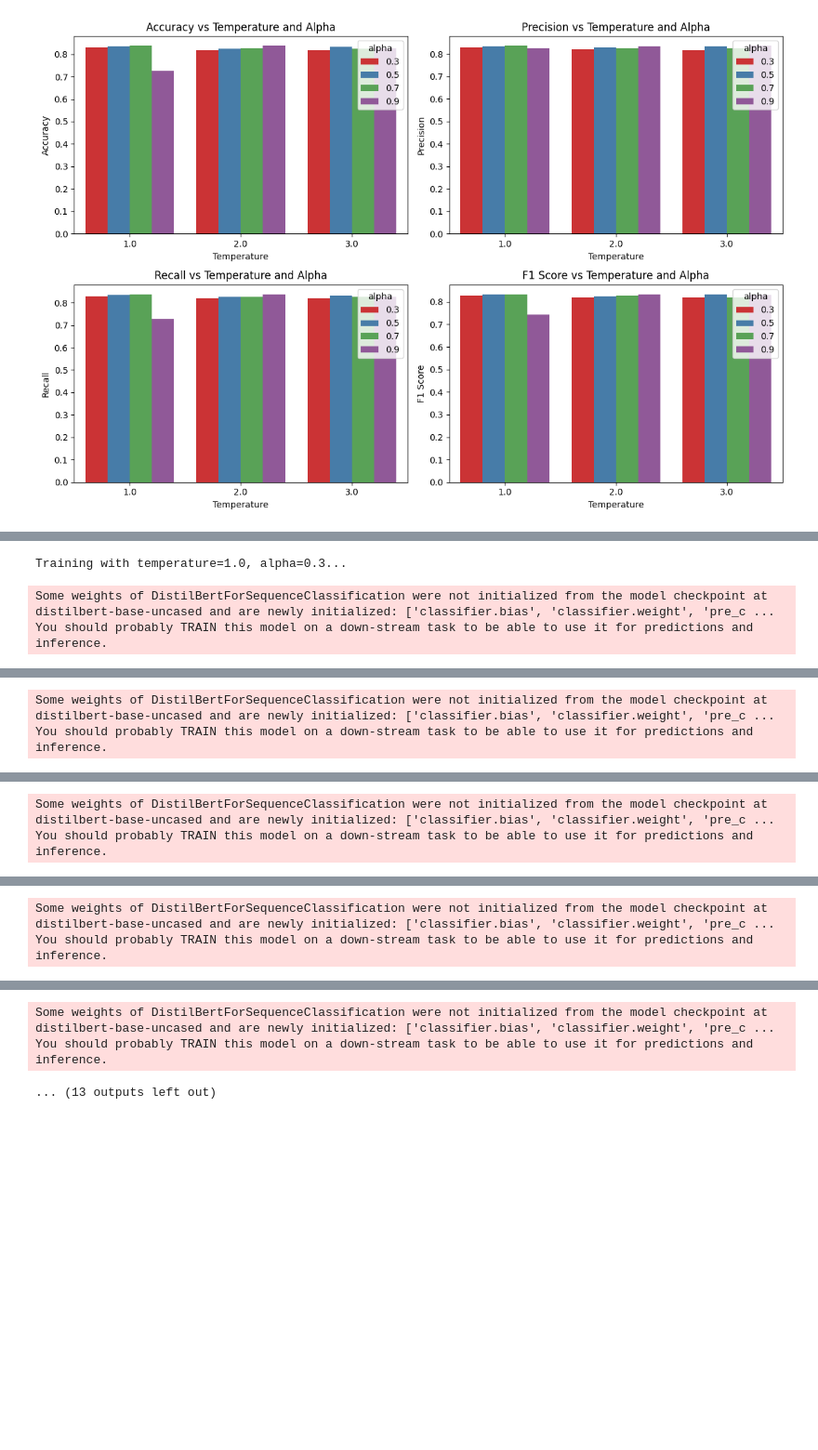
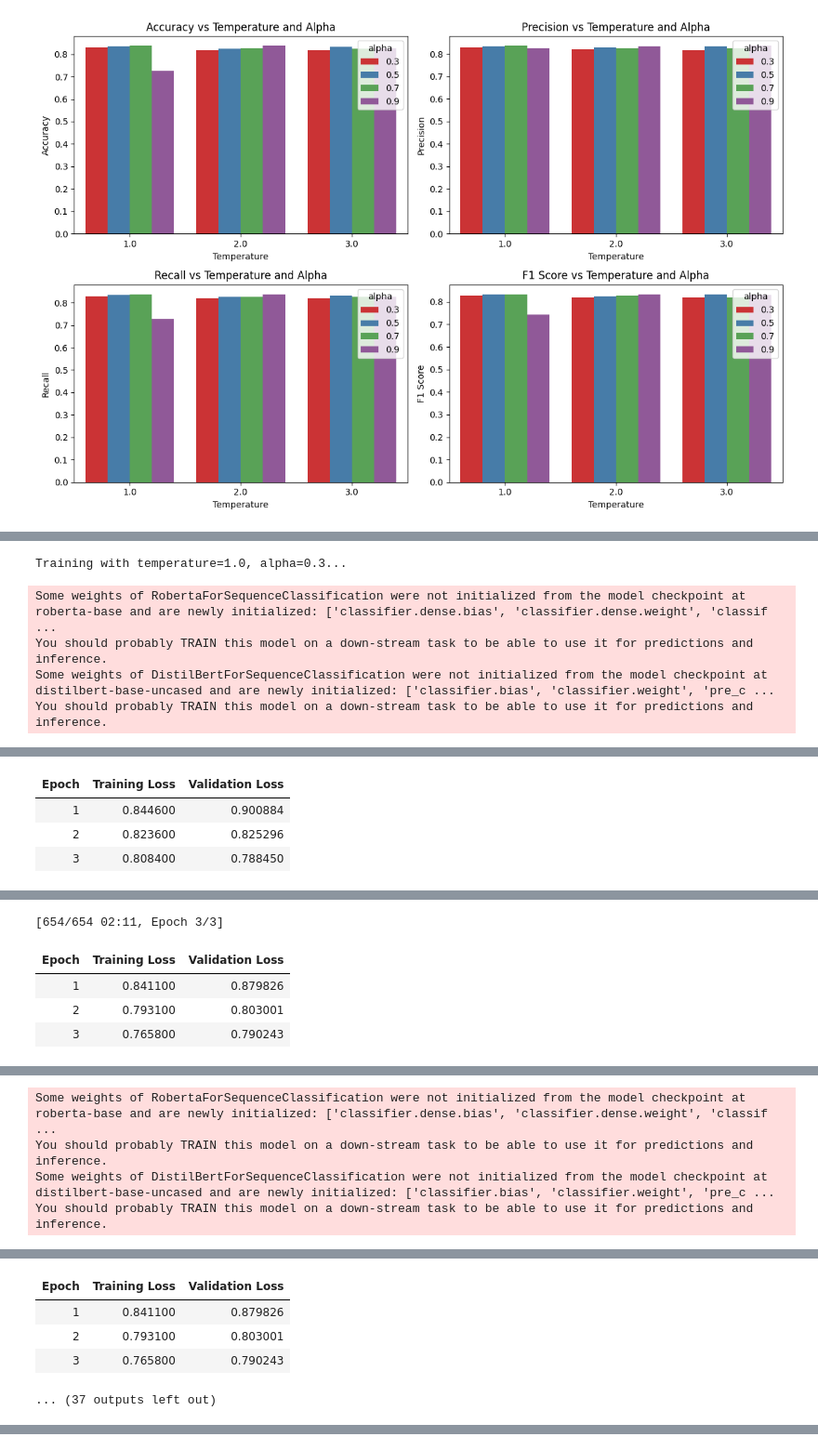
Before and after one commit to emrekuruu/Fine-Tune, a Jupyter notebook: knowledge_distil_roberta_vs_distilbert.ipynb, the cells around one changed output, grey strips where cells are left out. Shown at 93% size. Saved outputs shown, nothing was run; the diff lists cells and outputs as text; code cells hidden in the pictures; blank space fills up the shorter version.

Commit message:
grid search from scratch

```diff
--- a/knowledge_distil_roberta_vs_distilbert.ipynb
+++ b/knowledge_distil_roberta_vs_distilbert.ipynb
@@ -735,5 +732,0 @@ plt.show()
-# %%
-from transformers import AutoModelForSequenceClassification
-
-teacher_model = AutoModelForSequenceClassification.from_pretrained("/content/checkpoints/teacher_model_ROBERTA", num_labels=3).to(device)
-teacher_model.eval()
@@ -760,0 +735,3 @@ best_params = {}
+# %%
+tokenizer = AutoTokenizer.from_pretrained("bert-base-uncased")
+train_dataset, val_dataset, test_dataset = prepare_datasets(tokenizer)
@@ -761,23 +793,41 @@ best_params = {}
+# %%
+# Perform grid search
+temperatures = [1.0, 2.0, 3.0]
+alphas = [0.3, 0.5, 0.7, 0.9]
+# %%
+best_metrics = {}
+best_params = {}
 # %%
-# Grid Search
-for temperature in temperature_values:
-    for alpha in alpha_values:
+# Start grid search
+for temperature in temperatures:
+    for alpha in alphas:
         print(f"Training with temperature={temperature}, alpha={alpha}...")
 
-        # Reinitialize student model for each grid search run
-        student_model = AutoModelForSequenceClassification.from_pretrained("distilbert-base-uncased", num_labels=3).to(device)
+        teacher_model = AutoModelForSequenceClassification.from_pretrained("roberta-base", num_labels=3).to("cuda")
+        student_model = AutoModelForSequenceClassification.from_pretrained("distilbert-base-uncased", num_labels=3).to("cuda")
+
+        trainer_teacher = Trainer(
+            model=teacher_model,
+            args=training_args_teacher,
+            train_dataset=train_dataset,
+            eval_dataset=val_dataset,
+            tokenizer=tokenizer
+        )
+        trainer_teacher.train()
+
+        teacher_model.save_pretrained(f"/content/checkpoints/teacher_model_ROBERTA_{temperature}_{alpha}")
 
         train_dataloader = DataLoader(train_dataset, batch_size=16, shuffle=True)
+        val_dataloader = DataLoader(val_dataset, batch_size=16)
 
         optimizer = Adam(student_model.parameters(), lr=2e-5)
 
         student_model.train()
-
-        for epoch in range(3): # same number of epochs with the base training
+        for epoch in range(3):  # training for 3 epochs
             total_loss = 0.0
             for batch in train_dataloader:
-                inputs = {k: v.to(device) for k, v in batch.items() if k in ["input_ids", "attention_mask"]}
-                labels = batch["labels"].to(device)
+                inputs = {k: v.to("cuda") for k, v in batch.items() if k in ["input_ids", "attention_mask"]}
+                labels = batch["labels"].to("cuda")
 
                 # Get teacher logits (soft labels)
                 with torch.no_grad():
@@ -801,14 +851,15 @@ for temperature in temperature_values:
         val_metrics = evaluate_model(student_model, val_dataloader)
         print(f"Validation Metrics: {val_metrics}")
 
-        if val_metrics["f1"] > best_f1:
-            best_f1 = val_metrics["f1"]
+        if best_metrics.get("f1", 0) < val_metrics["f1"]:
+            best_metrics = val_metrics
             best_params = {"temperature": temperature, "alpha": alpha}
-            best_metrics = val_metrics
 
-print(f"Best Parameters: {best_params}")
-print(f"Best F1 Score: {best_f1}")
+print(f"Best Hyperparameters: {best_params}")
+print(f"Best Metrics: {best_metrics}")
 # %% [output]
 Training with temperature=1.0, alpha=0.3...
+Some weights of RobertaForSequenceClassification were not initialized from the model checkpoint at roberta-base and are newly initialized: ['classifier.dense.bias', 'classifier.dense.weight', 'classif ...
+You should probably TRAIN this model on a down-stream task to be able to use it for predictions and inference.
 Some weights of DistilBertForSequenceClassification were not initialized from the model checkpoint at distilbert-base-uncased and are newly initialized: ['classifier.bias', 'classifier.weight', 'pre_c ...
 You should probably TRAIN this model on a down-stream task to be able to use it for predictions and inference.
@@ -819,0 +867,4 @@ Training with temperature=1.0, alpha=0.5...
+| Epoch | Training Loss | Validation Loss |
+| 1 | 0.844600 | 0.900884 |
+| 2 | 0.823600 | 0.825296 |
+| 3 | 0.808400 | 0.788450 |
@@ -827,2 +880,5 @@ Training with temperature=1.0, alpha=0.7...
-Some weights of DistilBertForSequenceClassification were not initialized from the model checkpoint at distilbert-base-uncased and are newly initialized: ['classifier.bias', 'classifier.weight', 'pre_c ...
-You should probably TRAIN this model on a down-stream task to be able to use it for predictions and inference.
+[654/654 02:11, Epoch 3/3]
+| Epoch | Training Loss | Validation Loss |
+| 1 | 0.841100 | 0.879826 |
+| 2 | 0.793100 | 0.803001 |
+| 3 | 0.765800 | 0.790243 |
@@ -834,2 +890,4 @@ Training with temperature=1.0, alpha=0.9...
+Some weights of RobertaForSequenceClassification were not initialized from the model checkpoint at roberta-base and are newly initialized: ['classifier.dense.bias', 'classifier.dense.weight', 'classif ...
+You should probably TRAIN this model on a down-stream task to be able to use it for predictions and inference.
 Some weights of DistilBertForSequenceClassification were not initialized from the model checkpoint at distilbert-base-uncased and are newly initialized: ['classifier.bias', 'classifier.weight', 'pre_c ...
 You should probably TRAIN this model on a down-stream task to be able to use it for predictions and inference.
@@ -841,2 +895,5 @@ Training with temperature=2.0, alpha=0.3...
+| Epoch | Training Loss | Validation Loss |
+| 1 | 0.841100 | 0.879826 |
+| 2 | 0.793100 | 0.803001 |
+| 3 | 0.765800 | 0.790243 |
-Some weights of DistilBertForSequenceClassification were not initialized from the model checkpoint at distilbert-base-uncased and are newly initialized: ['classifier.bias', 'classifier.weight', 'pre_c ...
-You should probably TRAIN this model on a down-stream task to be able to use it for predictions and inference.
+... (37 outputs left out)
@@ -848,3 +899,0 @@ Training with temperature=2.0, alpha=0.5...
-Some weights of DistilBertForSequenceClassification were not initialized from the model checkpoint at distilbert-base-uncased and are newly initialized: ['classifier.bias', 'classifier.weight', 'pre_c ...
-You should probably TRAIN this model on a down-stream task to be able to use it for predictions and inference.
-... (13 outputs left out)
```
Also changed, not shown: parts of 10 cells of this notebook.
